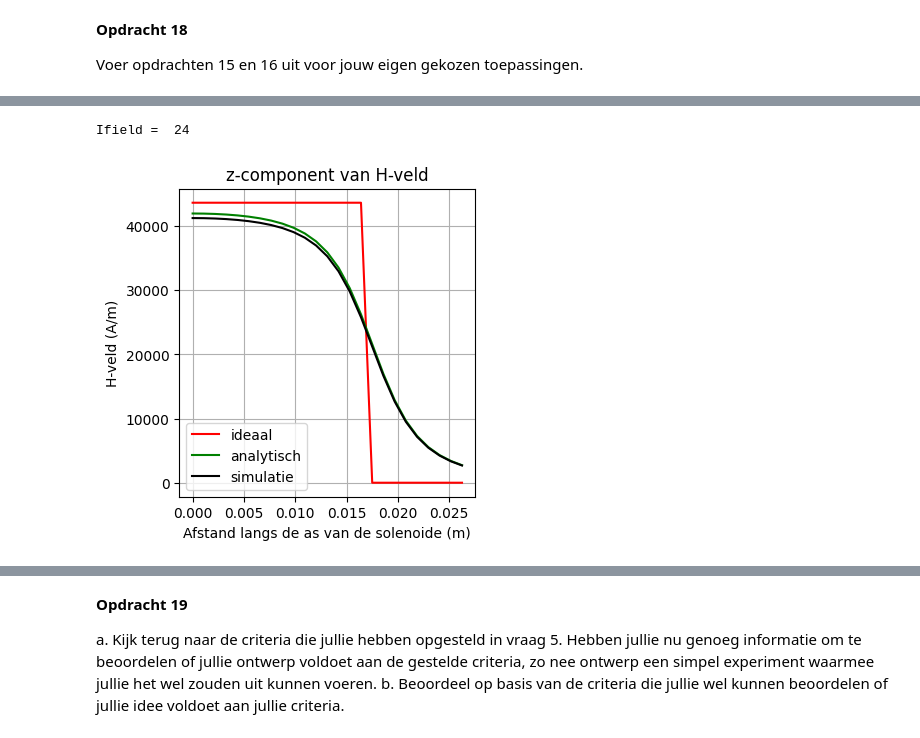
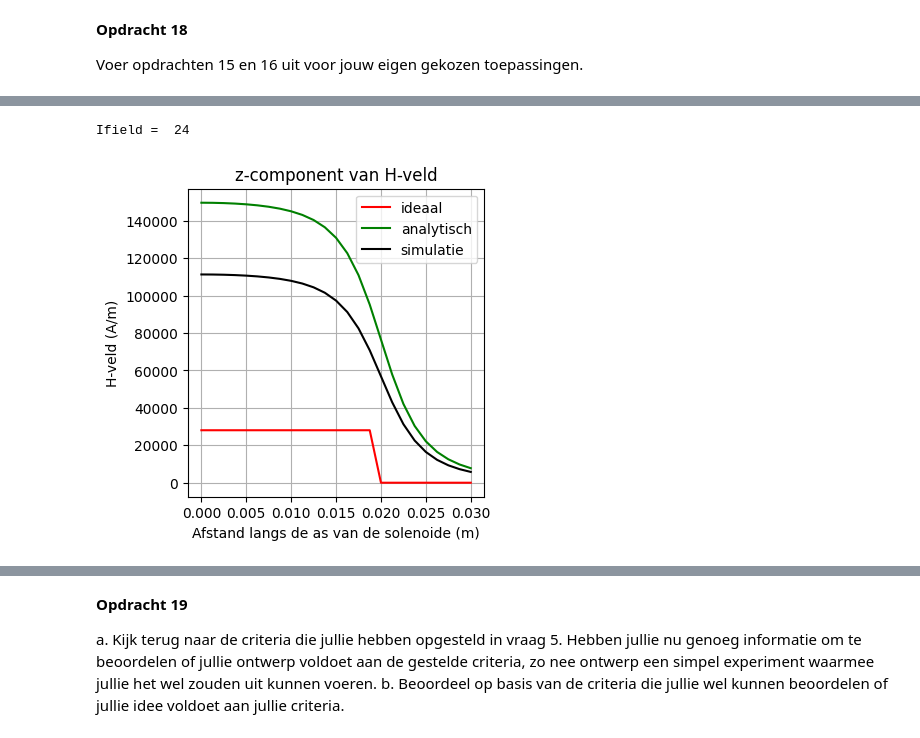
Before and after one commit to Xander1611/opdrachten-DEF-D-AB, a Jupyter notebook: 2KrachtactuatorOpdracht/2KrachtactuatorOpdracht/KrachtactuatorOpdracht.ipynb, the cells around one changed output, grey strips where cells are left out. Drawn from its saved outputs; the diff is of its cells as text; code cells hidden in the pictures.

```diff
--- a/2KrachtactuatorOpdracht/2KrachtactuatorOpdracht/KrachtactuatorOpdracht.ipynb
+++ b/2KrachtactuatorOpdracht/2KrachtactuatorOpdracht/KrachtactuatorOpdracht.ipynb
@@ -301,18 +280,18 @@ Maak voor elke actuator een keuze voor de lengte van de spoel, de straal van de
 # Deuractuator:
 L_s_vb = 0.11 # m
 r_s_vb = 0.01 # gegeven
-L_d_vb = 8 # m (opdracht 8)
+L_d_vb = l_max_vb # m
 
 # Deurslot:
-L_s_1 = 0.02
+L_s_1 = 0.16
 r_s_1 = 0.01  # opdracht 5
-L_d_1 = L_d_vb
+L_d_1 = l_max_vb
 
 # Kattenluikje:
 
-L_s_2 = 0.035
+L_s_2 = 0.04
 r_s_2 = 0.005 # opdracht 5
-L_d_2 = L_d_vb
+L_d_2 = l_max_vb
 # %% [markdown]
 Bovenstaande analytische berekening is een goede start voor het ontwerp en geeft aan welke parameters je kan optimaliseren. Echter in een echte solenoide zullen er allerlei niet ideale effecten een rol spelen. Zo zal het veld in de solenoide niet constant zijn (het is geen oneindig lange solenoide) en zijn er randvelden aan de uiteinden van de solenoide. We zullen nu de kracht-afstand relatie van de solenoide krachtactuator uitrekenen. Deze kan dan verder geoptimaliseerd worden om de kracht-uitwijking relatie zo lineair mogelijk te maken.
 # %% [markdown]
@@ -389,7 +368,7 @@ import matplotlib.pyplot as plt
 
 # gegevens
 I = 6
-L_draad = 10
+L_draad = l_max_vb
 aantal_stappen = 2000
 
 r_veld = np.array([0.1, 0, 0])
@@ -463,11 +442,11 @@ a. Bereken het aantal omwentelingen van je draad, hierbij mag je aannemen dat de
 b. Bereken de $x$, $y$ en $z$ coordinaten.\
 c. Bereken de spoed, in eenheden van aantal omwentelingen per meter, en print dit.
 # %%
-l_draad = L_d_2 # Lengte draad (m)
-r_sol = r_s_2 # Straal solenoide (m)
-L_sol = L_s_2 # Lengte solenoide (m)
-N = L_d_2/(2*np.pi*r_s_2) # Aantal wikkeling
-t_stappen = 5000
+l_draad = L_d_vb # Lengte draad (m)
+r_sol = r_s_vb # Straal solenoide (m)
+L_sol = L_s_vb # Lengte solenoide (m)
+N = L_d_vb/(2*np.pi*r_s_vb) # Aantal wikkeling
+t_stappen = 50000
 n = N/L_sol # spoed
 
 print("De spoed van onze draad is %.1f omwikkelingen per meter." % n)
@@ -477,7 +456,7 @@ x,y,z = parametrisatie(t_stappen,r_sol,N,L_sol)
 # Enkele plots
 ax=plt.figure().add_subplot(projection='3d')
 plt.title('Traject van de draad van de solenoide')
-plt.plot(x, y, z, '-r', linewidth=0.1)
+plt.plot(x, y, z, '-r', linewidth=0.05)
 ax.set_box_aspect(aspect=None, zoom=0.8)
 ax.set_xlabel('x (m)'), ax.set_ylabel('y (m)'), ax.set_zlabel('z (m)')
 # %% [output]
@@ -638,10 +613,15 @@ Voer opdrachten 15 en 16 uit voor jouw eigen gekozen toepassingen.
 # %%
 ###
 ###Jullie code hier###
-
+l_draad = L_d_1 # Lengte draad (m)
+r_sol = r_s_1 # Straal solenoide (m)
+L_sol = L_s_1 # Lengte solenoide (m)
+N = L_d_1/(2*np.pi*r_s_1) # Aantal wikkeling
+r_s = r_s_1
+L_s = L_s_1
 # opdr 15 voor de eerste toepassing:
-aantal_omwent = 120
-aantal_omwentelingen = 120
+aantal_omwent = N
+aantal_omwentelingen = N
 t_stappen = 5000
 x, y, z = parametrisatie(t_stappen, r_s_1, aantal_omwentelingen, L_s_1)
 analytical_answer = n*I
@@ -718,5 +698,11 @@ plt.ylim(-200,0)
 # %%
 # opdr 15 tweede toepassing:
+l_draad = L_d_2 # Lengte draad (m)
+r_sol = r_s_2 # Straal solenoide (m)
+L_sol = L_s_2 # Lengte solenoide (m)
+N = L_d_2/(2*np.pi*r_s_2) # Aantal wikkeling
+r_s = r_s_2
+L_s = L_s_2
 aantal_omwent = N
 aantal_omwentelingen = N
 t_stappen = 5000
@@ -736,34 +722,34 @@ for i_field in range(n_ax):
         # Bepaal dl en r_source en gebruik
         dx = x[i_source] - x[i_source-1]
         dy = y[i_source] - y[i_source-1]
         dz = z[i_source] - z[i_source-1]
         dl = np.array([dx, dy, dz])
         r_source = np.array([x[i_source-1], y[i_source-1], z[i_source-1]])
 
         Hsimulated += field_current_element(r_field, r_source, dl)
 
     # selecting the z-component
     H_ax[i_field,0]=Hsimulated[2]
 
 H_veld_ideaal=analytical_answer*np.ones(n_ax)*(1.0*(z_ax < L_sol/2))
 
 # dit is nog een aardige analytische uitdrukking die je kan uitrekenen voor de z-component op de as van een solenoide met eindige lengte
 H_veld_analytisch=(aantal_omwent*I/L_sol/2)*((L_sol/2-z_ax)/np.sqrt((z_ax- L_sol/2)**2 + r_sol**2)+(L_sol/2+z_ax)/np.sqrt((z_ax+ L_sol/2)**2 + r_sol**2))
 
 plt.figure(figsize=[13,4])
 plt.subplot(131)
 plt.title('z-component van H-veld')
 plt.plot(z_ax, H_veld_ideaal, '-r', label='ideaal')
 plt.plot(z_ax, H_veld_analytisch, '-g', label='analytisch')
 plt.plot(z_ax, H_ax, '-k', label='simulatie')
 plt.xlabel('Afstand langs de as van de solenoide (m)')
 plt.ylabel('H-veld (A/m)')
 plt.legend()
 plt.grid()
 plt.show()
 # %% [output]
 Ifield =  24
-[figure, old version]
+[figure, new version]
 # %%
 # opdr 16 tweede toepassing:
 r_s = r_s_2
```
Also changed, not shown: parts of 13 cells of this notebook.
